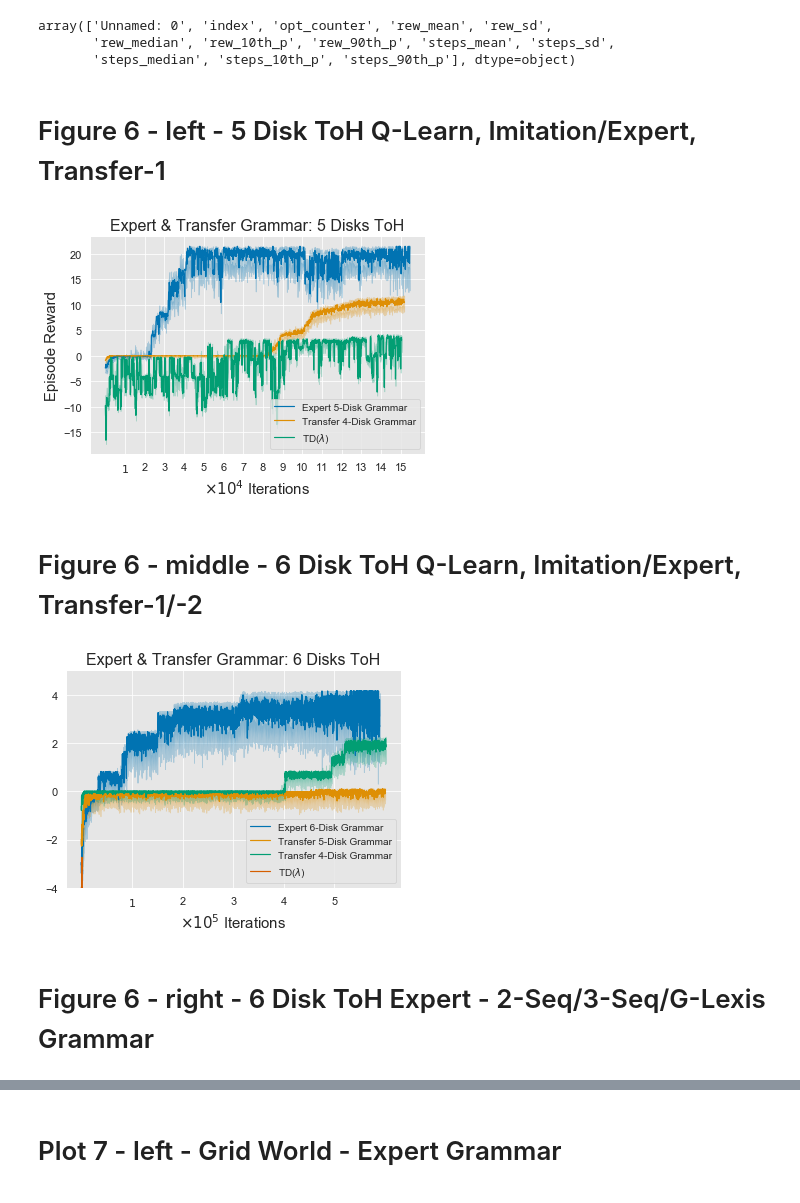
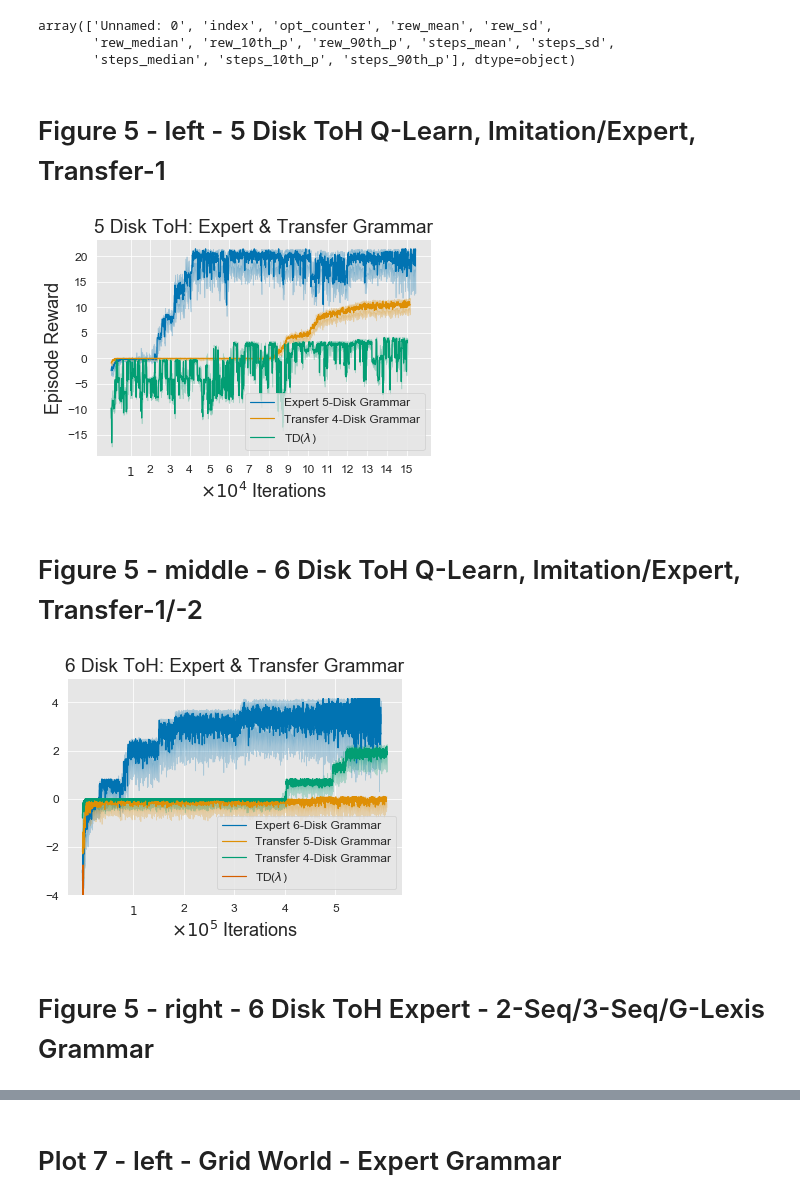
Before and after one commit to RobertTLange/action-grammars-hrl, a Jupyter notebook: visualize_results.ipynb, the cells around one changed output, grey strips where cells are left out. Cells and saved outputs as stored; diff of their text form; code cells hidden in the pictures.

```diff
--- a/visualize_results.ipynb
+++ b/visualize_results.ipynb
@@ -64,12 +64,12 @@ def plot_results(its_list, rew_med_list, rew_10p_list, rew_90p_list,
         plt.fill_between(its_list[i], rew_10p_list[i], rew_90p_list[i], color=rew_l[0].get_color(), alpha=0.25)
 
     if y_label is not None:
-        plt.ylabel(y_label, fontsize=15)
-    plt.xlabel(x_label, fontsize=15)
-    plt.legend(fontsize=10, loc=4)
-    plt.title(title, fontsize=16)
-    plt.xticks(its_ticks, its_labels, fontsize=11)
-    plt.yticks(fontsize=11)
+        plt.ylabel(y_label, fontsize=18)
+    plt.xlabel(x_label, fontsize=18)
+    plt.legend(fontsize=12, loc=4)
+    plt.title(title, fontsize=19)
+    plt.xticks(its_ticks, its_labels, fontsize=12)
+    plt.yticks(fontsize=12)
 
     if ylim is not None:
         plt.ylim(bottom=ylim)
@@ -92,25 +92,25 @@ its_2seq_6, rew_med_2seq_6, rew_10_2seq_6, rew_90_2seq_6 = get_stats(disk_6_2seq
 its_3seq_6, rew_med_3seq_6, rew_10_3seq_6, rew_90_3seq_6 = get_stats(disk_6_3seq, 3000)
 its_glexis_6, rew_med_glexis_6, rew_10_glexis_6, rew_90_glexis_6 = get_stats(disk_6_glexis, 3000)
 # %% [markdown]
-# Figure 6 - left - 5 Disk ToH Q-Learn, Imitation/Expert, Transfer-1
+# Figure 5 - left - 5 Disk ToH Q-Learn, Imitation/Expert, Transfer-1
 # %%
 its_list = [its_imi_5, its_trafo_5, its_q_5]
 rew_med_list = [rew_med_imi_5, rew_med_trafo_5, rew_med_q_5]
 rew_10p_list = [rew_10_imi_5, rew_10_trafo_5, rew_10_q_5]
 rew_90p_list = [rew_90_imi_5, rew_90_trafo_5, rew_90_q_5]
 ticks_spacing = 10000
 labels_list = ["Expert 5-Disk Grammar", "Transfer 4-Disk Grammar", r"TD($\lambda$)"]
 x_label = r"$\times 10^4$ Iterations"
 y_label = "Episode Reward"
-title = "Expert & Transfer Grammar: 5 Disks ToH"
-save_fname = "figures/f6_left_hanoi_5_learning_curve.png"
+title = "5 Disk ToH: Expert & Transfer Grammar"
+save_fname = "figures/f5_left_hanoi_5_learning_curve.png"
 
 plot_results(its_list, rew_med_list, rew_10p_list, rew_90p_list,
              ticks_spacing, labels_list, x_label, y_label, title, save_fname)
 # %% [output]
-[figure, old version]
+[figure, new version]
 # %% [markdown]
-# Figure 6 - middle - 6 Disk ToH Q-Learn, Imitation/Expert, Transfer-1/-2
+# Figure 5 - middle - 6 Disk ToH Q-Learn, Imitation/Expert, Transfer-1/-2
 # %%
 its_list = [its_imi_6, its_trafo_1_6, its_trafo_2_6, its_q_6]
 rew_med_list = [rew_med_imi_6, rew_med_trafo_1_6, rew_med_trafo_2_6, rew_med_q_6]
@@ -120,15 +120,15 @@ ticks_spacing = 100000
 labels_list = ["Expert 6-Disk Grammar", "Transfer 5-Disk Grammar", "Transfer 4-Disk Grammar", r"TD($\lambda$)"]
 x_label = r"$\times 10^5$ Iterations"
 y_label = None
-title = "Expert & Transfer Grammar: 6 Disks ToH"
-save_fname = "figures/f6_middle_hanoi_6_learning_curve.png"
+title = "6 Disk ToH: Expert & Transfer Grammar"
+save_fname = "figures/f5_middle_hanoi_6_learning_curve.png"
 
 plot_results(its_list, rew_med_list, rew_10p_list, rew_90p_list,
              ticks_spacing, labels_list, x_label, y_label, title, save_fname, ylim=-4)
 # %% [output]
-[figure, old version]
+[figure, new version]
 # %% [markdown]
-# Figure 6 - right - 6 Disk ToH Expert - 2-Seq/3-Seq/G-Lexis Grammar
+# Figure 5 - right - 6 Disk ToH Expert - 2-Seq/3-Seq/G-Lexis Grammar
 # %%
 its_list = [its_2seq_6, its_3seq_6, its_glexis_6]
 rew_med_list = [rew_med_2seq_6, rew_med_3seq_6, rew_med_glexis_6]
```
Also changed, not shown: parts of 3 cells of this notebook, 8 other files.
